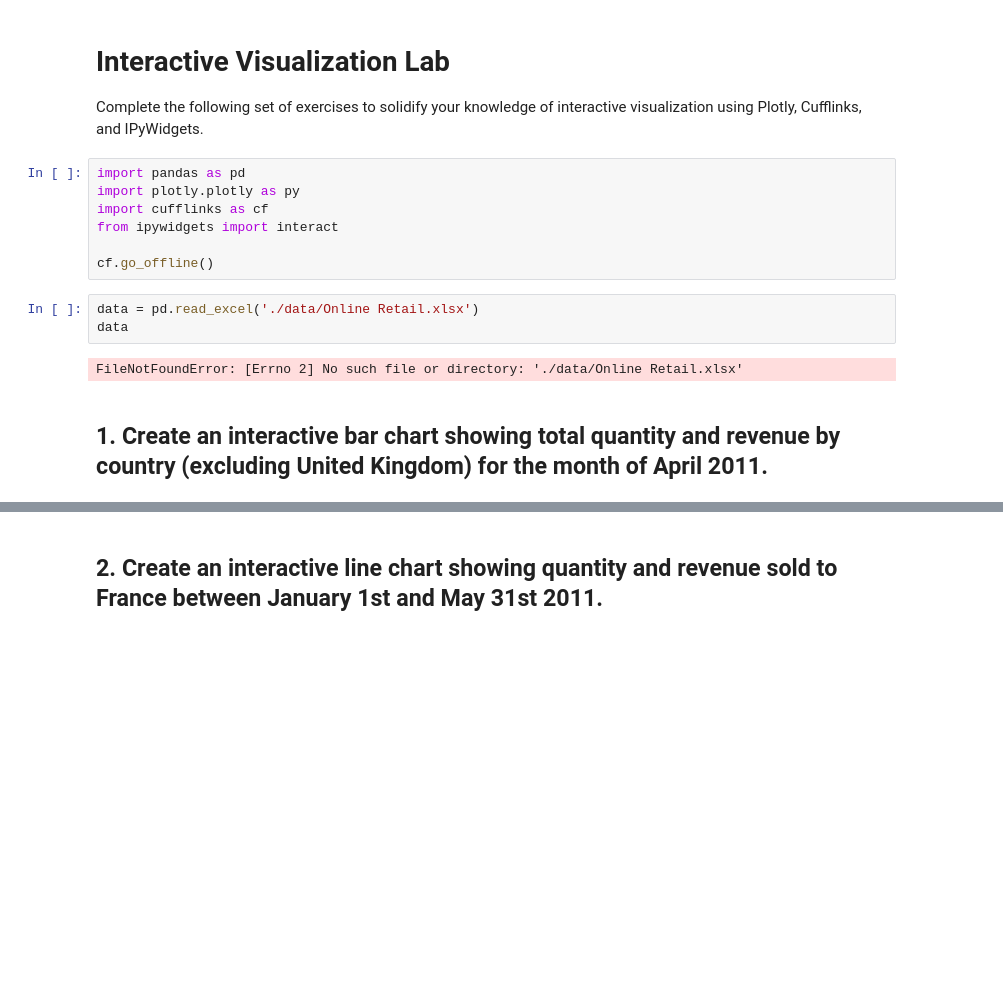
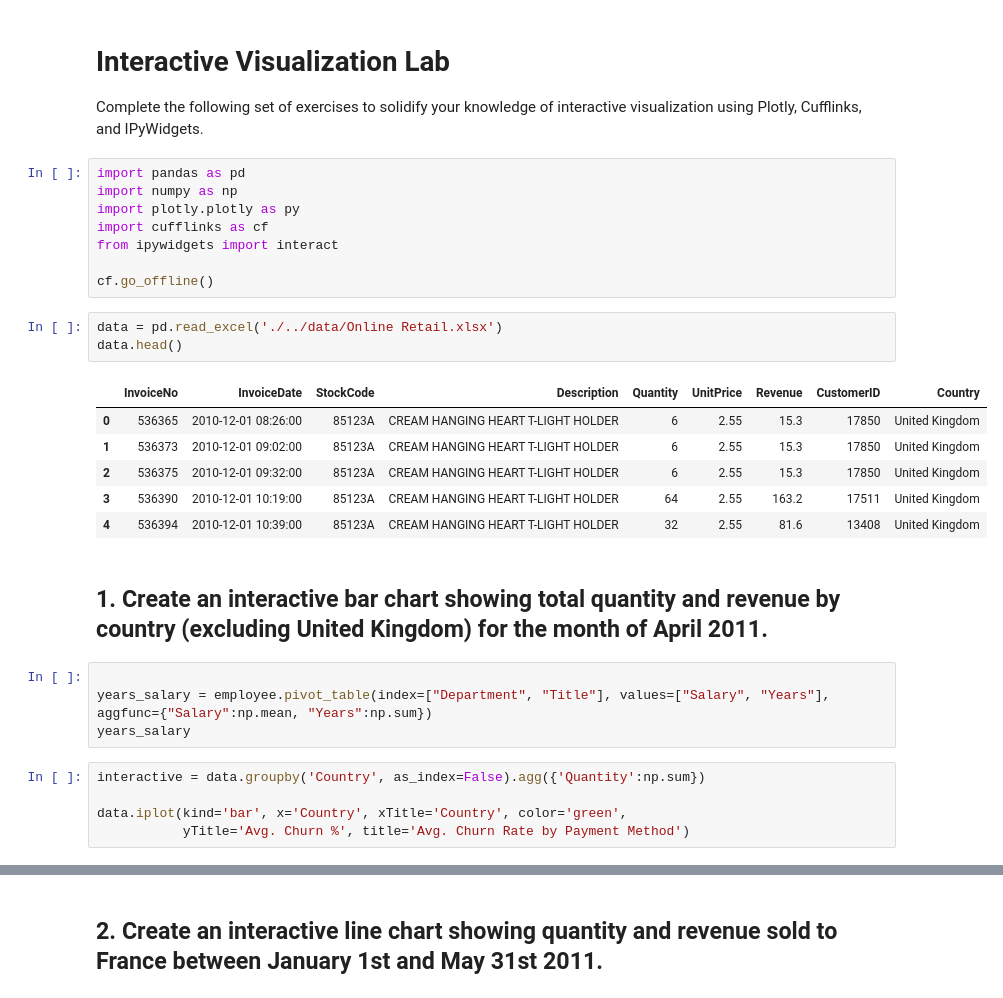
Before and after one commit to isaitu11/data-labs, a Jupyter notebook: module-2/lab-interactive-visualization/your-code/main.ipynb, the cells around one changed output, grey strips where cells are left out. Saved outputs shown, nothing was run; the diff lists cells and outputs as text; blank space fills up the shorter version.

```diff
--- a/module-2/lab-interactive-visualization/your-code/main.ipynb
+++ b/module-2/lab-interactive-visualization/your-code/main.ipynb
@@ -4,15 +4,30 @@
 Complete the following set of exercises to solidify your knowledge of interactive visualization using Plotly, Cufflinks, and IPyWidgets.
 # %%
 import pandas as pd
+import numpy as np
 import plotly.plotly as py
 import cufflinks as cf
 from ipywidgets import interact
 
 cf.go_offline()
 # %%
-data = pd.read_excel('./data/Online Retail.xlsx')
-data
+data = pd.read_excel('./../data/Online Retail.xlsx')
+data.head()
 # %% [output]
-FileNotFoundError: [Errno 2] No such file or directory: './data/Online Retail.xlsx'
+|  | InvoiceNo | InvoiceDate | StockCode | Description | Quantity | UnitPrice | Revenue | CustomerID | Country |
+| 0 | 536365 | 2010-12-01 08:26:00 | 85123A | CREAM HANGING HEART T-LIGHT HOLDER | 6 | 2.55 | 15.3 | 17850 | United Kingdom |
+| 1 | 536373 | 2010-12-01 09:02:00 | 85123A | CREAM HANGING HEART T-LIGHT HOLDER | 6 | 2.55 | 15.3 | 17850 | United Kingdom |
+| 2 | 536375 | 2010-12-01 09:32:00 | 85123A | CREAM HANGING HEART T-LIGHT HOLDER | 6 | 2.55 | 15.3 | 17850 | United Kingdom |
+| 3 | 536390 | 2010-12-01 10:19:00 | 85123A | CREAM HANGING HEART T-LIGHT HOLDER | 64 | 2.55 | 163.2 | 17511 | United Kingdom |
+| 4 | 536394 | 2010-12-01 10:39:00 | 85123A | CREAM HANGING HEART T-LIGHT HOLDER | 32 | 2.55 | 81.6 | 13408 | United Kingdom |
 # %% [markdown]
 ## 1. Create an interactive bar chart showing total quantity and revenue by country (excluding United Kingdom) for the month of April 2011.
+# %%
+
+years_salary = employee.pivot_table(index=["Department", "Title"], values=["Salary", "Years"], aggfunc={"Salary":np.mean, "Years":np.sum})
+years_salary
+# %%
+interactive = data.groupby('Country', as_index=False).agg({'Quantity':np.sum})
+
+data.iplot(kind='bar', x='Country', xTitle='Country', color='green',
+           yTitle='Avg. Churn %', title='Avg. Churn Rate by Payment Method')
```
Also changed, not shown: parts of 2 cells of this notebook.
